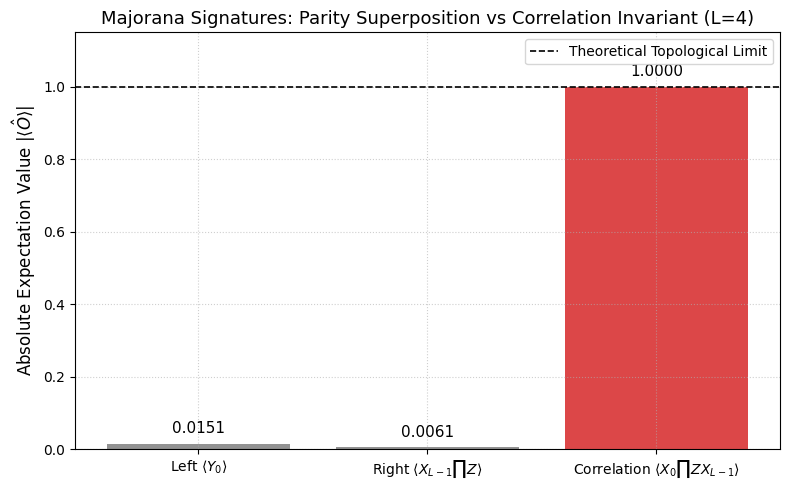
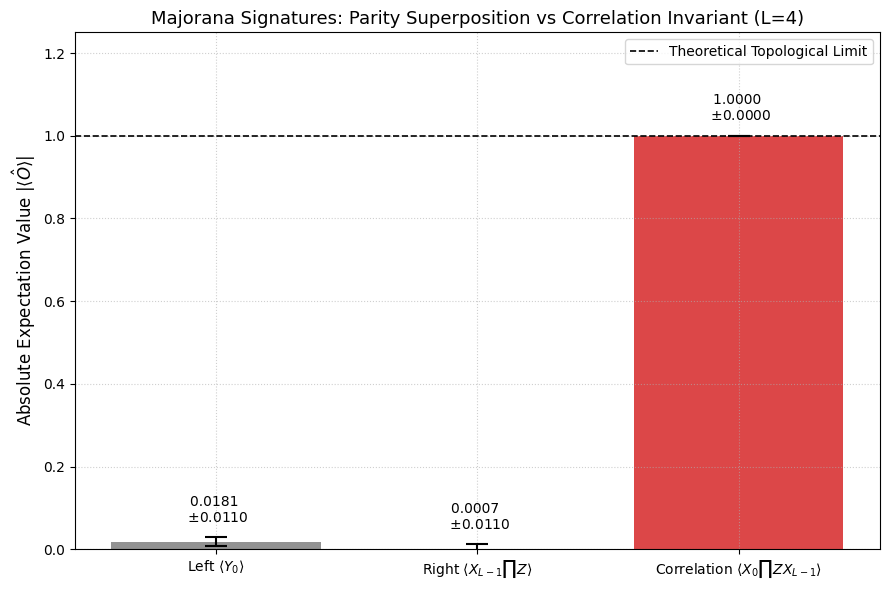
The notebook cell's code change between the first figure and the second:
--- before
+++ after
@@ -1,11 +1,14 @@
 # [Cell 3: Topologically Valid Quantum Measurements and Signature Visualization]
+import numpy as np
+import matplotlib.pyplot as plt
 from qiskit import transpile
+from qiskit_aer import AerSimulator 
 
 def execute_topological_measurements(optimal_circuit, L, shots=8192):
     """
     Executes shot-based sampling to extract the true Majorana signatures for the YY-dominated Hamiltonian.
-    1. Single Left Mode: <Y_0> (Collapses to 0 due to parity mixing)
-    2. Single Right Mode: <X_{L-1} Z_{L-2}...Z_0> (Collapses to 0 due to parity mixing)
-    3. Edge-Edge Correlation: <X_0 Z_1...Z_{L-2} X_{L-1}> (Strict topological invariant)
+    1. Single Left Mode: <Y_0>
+    2. Single Right Mode: <X_{L-1} Z_{L-2}...Z_0>
+    3. Edge-Edge Correlation: <X_0 Z_1...Z_{L-2} X_{L-1}>
     """
     backend = AerSimulator()
@@ -18,4 +21,5 @@
     job_l = backend.run(transpile(meas_l, backend), shots=shots)
     counts_l = job_l.result().get_counts()
+    # Qiskit uses Big-endian (q_{L-1} ... q_0), so q_0 is at index -1
     e_left = sum((-1 if bs[-1] == '1' else 1) * count for bs, count in counts_l.items()) / shots
     
@@ -37,22 +41,36 @@
     e_corr = sum((1 if bs.count('1') % 2 == 0 else -1) * count for bs, count in counts_corr.items()) / shots
     
-    return e_left, e_right, e_corr
+    # --- Calculate Standard Error of the Mean (SEM) ---
+    se_left = np.sqrt(1 - e_left**2) / np.sqrt(shots)
+    se_right = np.sqrt(1 - e_right**2) / np.sqrt(shots)
+    se_corr = np.sqrt(1 - e_corr**2) / np.sqrt(shots)
+    
+    return (e_left, e_right, e_corr), (se_left, se_right, se_corr)
 
-e_left, e_right, e_corr = execute_topological_measurements(optimized_qc, target_L)
+expectations, standard_errors = execute_topological_measurements(optimized_qc, target_L, shots=8192)
+
+e_left, e_right, e_corr = expectations
+se_left, se_right, se_corr = standard_errors
 
 # Visualization: Superposition Collapse vs True Invariant
 labels = [r'Left $\langle Y_0 \rangle$', r'Right $\langle X_{L-1} \prod Z \rangle$', r'Correlation $\langle X_0 \prod Z X_{L-1} \rangle$']
 measured_vals = [np.abs(e_left), np.abs(e_right), np.abs(e_corr)]
+errors = [se_left, se_right, se_corr]
 
-plt.figure(figsize=(8, 5))
-bars = plt.bar(labels, measured_vals, color=['#7f7f7f', '#7f7f7f', '#d62728'], alpha=0.85)
+plt.figure(figsize=(9, 6))
 
-# Annotate values
-for bar in bars:
+bars = plt.bar(labels, measured_vals, yerr=errors, capsize=8, 
+               color=['#7f7f7f', '#7f7f7f', '#d62728'], alpha=0.85, 
+               error_kw=dict(lw=1.5, capthick=1.5, ecolor='black'))
+
+
+for i, bar in enumerate(bars):
     yval = bar.get_height()
-    plt.text(bar.get_x() + bar.get_width()/2, yval + 0.02, f'{yval:.4f}', ha='center', va='bottom', fontsize=11)
+    err_val = errors[i]
+    plt.text(bar.get_x() + bar.get_width()/2, yval + err_val + 0.03, 
+             f'{yval:.4f} \n $\pm${err_val:.4f}', ha='center', va='bottom', fontsize=10)
 
 plt.axhline(1.0, color='black', linestyle='--', linewidth=1.2, label='Theoretical Topological Limit')
-plt.ylim(0, 1.15)
+plt.ylim(0, 1.25) 
 plt.ylabel(r'Absolute Expectation Value $|\langle \hat{O} \rangle|$', fontsize=12)
 plt.title(f'Majorana Signatures: Parity Superposition vs Correlation Invariant (L={target_L})', fontsize=13)

Commit: Add files via upload